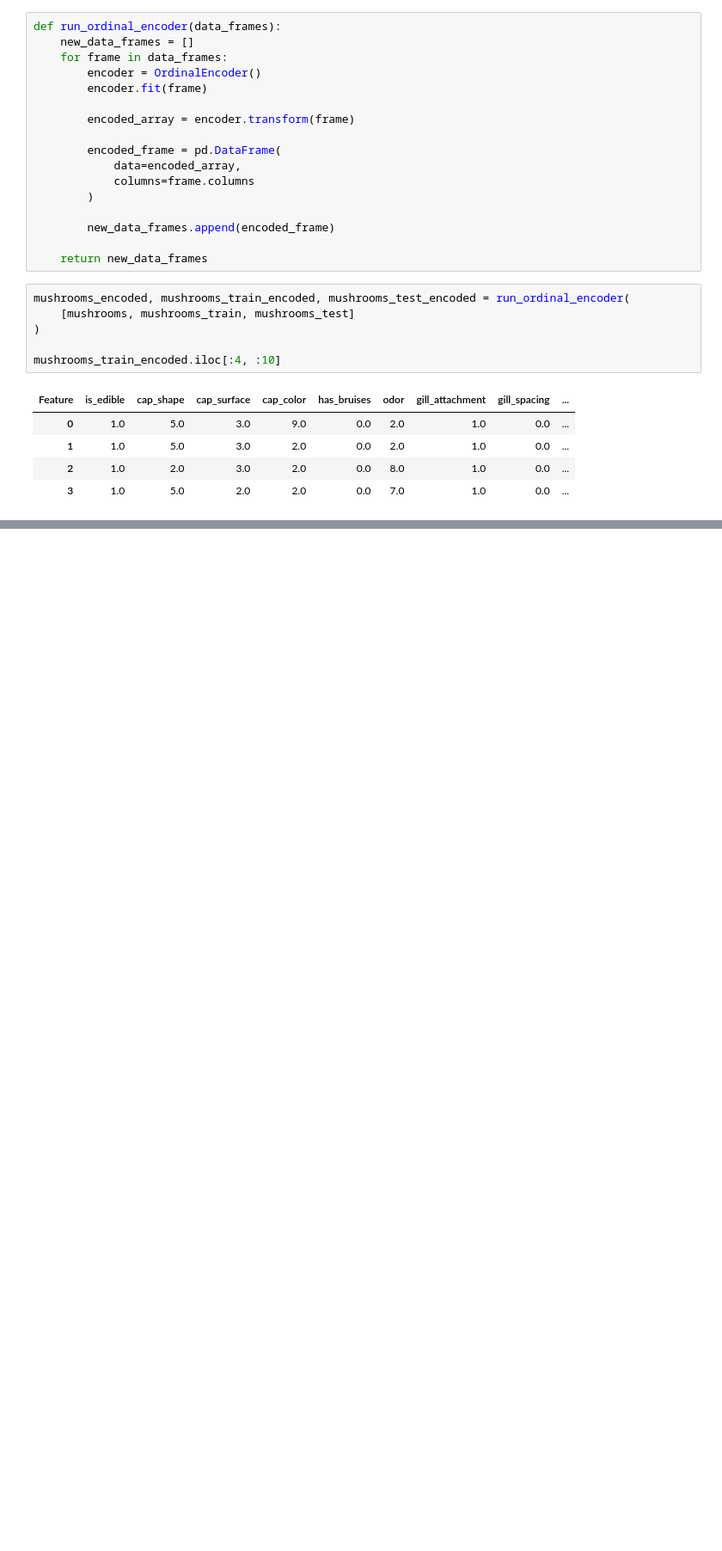
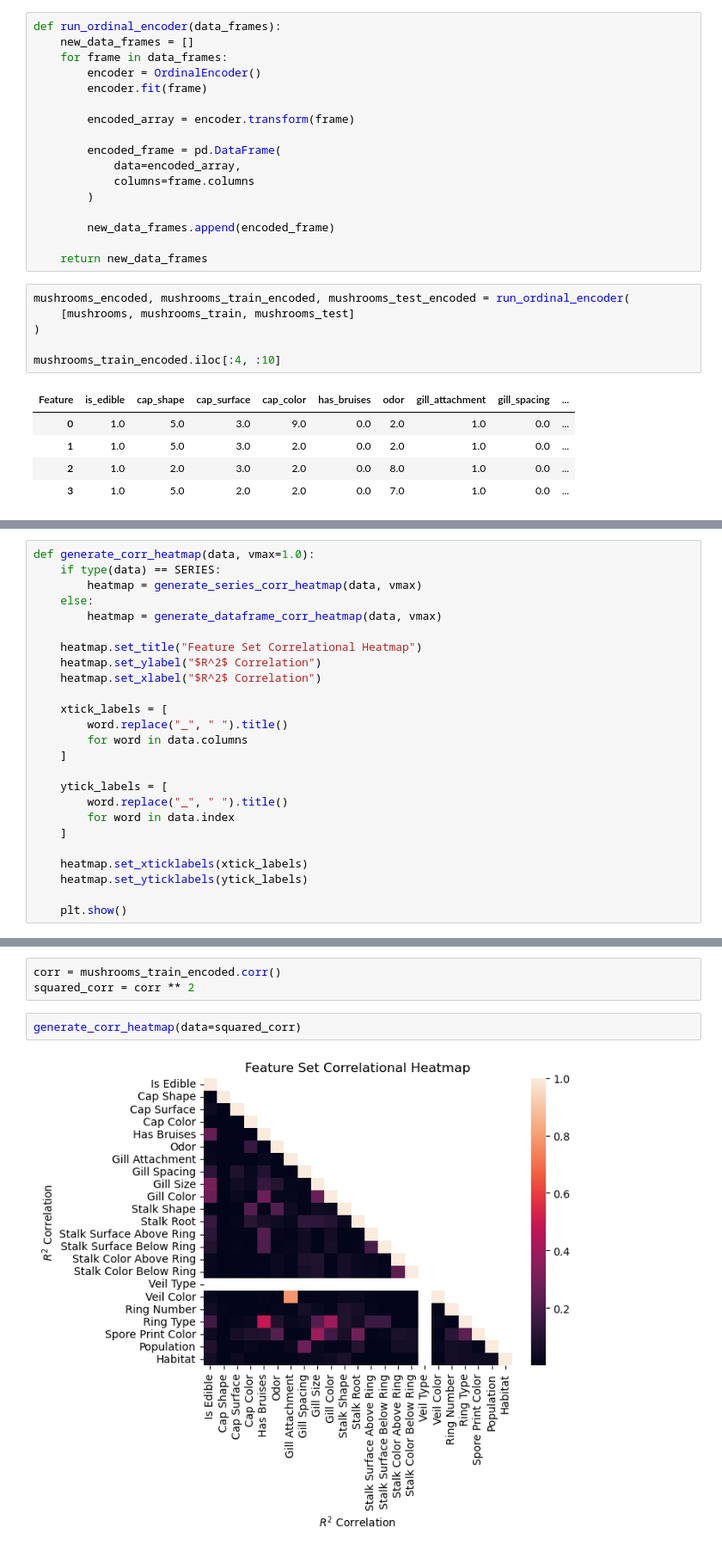
Before and after one commit to MondeAnna/posinous-mushrooms, a Jupyter notebook: notebook/mushrooms.ipynb, the cells around one changed output, grey strips where cells are left out. Shown: that part at 86% size. Cells and saved outputs as stored; diff of their text form; blank space fills up the shorter version.

Commit message:
feat (viz): corr heatmap -> r-squared

```diff
--- a/notebook/mushrooms.ipynb
+++ b/notebook/mushrooms.ipynb
@@ -293,0 +338,25 @@ mushrooms_train_encoded.iloc[:4, :10]
+# %%
+def generate_corr_heatmap(data, vmax=1.0):
+    if type(data) == SERIES:
+        heatmap = generate_series_corr_heatmap(data, vmax)
+    else:
+        heatmap = generate_dataframe_corr_heatmap(data, vmax)
+
+    heatmap.set_title("Feature Set Correlational Heatmap")
+    heatmap.set_ylabel("$R^2$ Correlation")
+    heatmap.set_xlabel("$R^2$ Correlation")
+
+    xtick_labels = [
+        word.replace("_", " ").title()
+        for word in data.columns
+    ]
+
+    ytick_labels = [
+        word.replace("_", " ").title()
+        for word in data.index
+    ]
+
+    heatmap.set_xticklabels(xtick_labels)
+    heatmap.set_yticklabels(ytick_labels)
+
+    plt.show()
@@ -293,0 +380,7 @@ mushrooms_train_encoded.iloc[:4, :10]
+# %%
+corr = mushrooms_train_encoded.corr()
+squared_corr = corr ** 2
+# %%
+generate_corr_heatmap(data=squared_corr)
+# %% [output]
+[figure, added]
```
Also changed, not shown: parts of 5 cells of this notebook.
